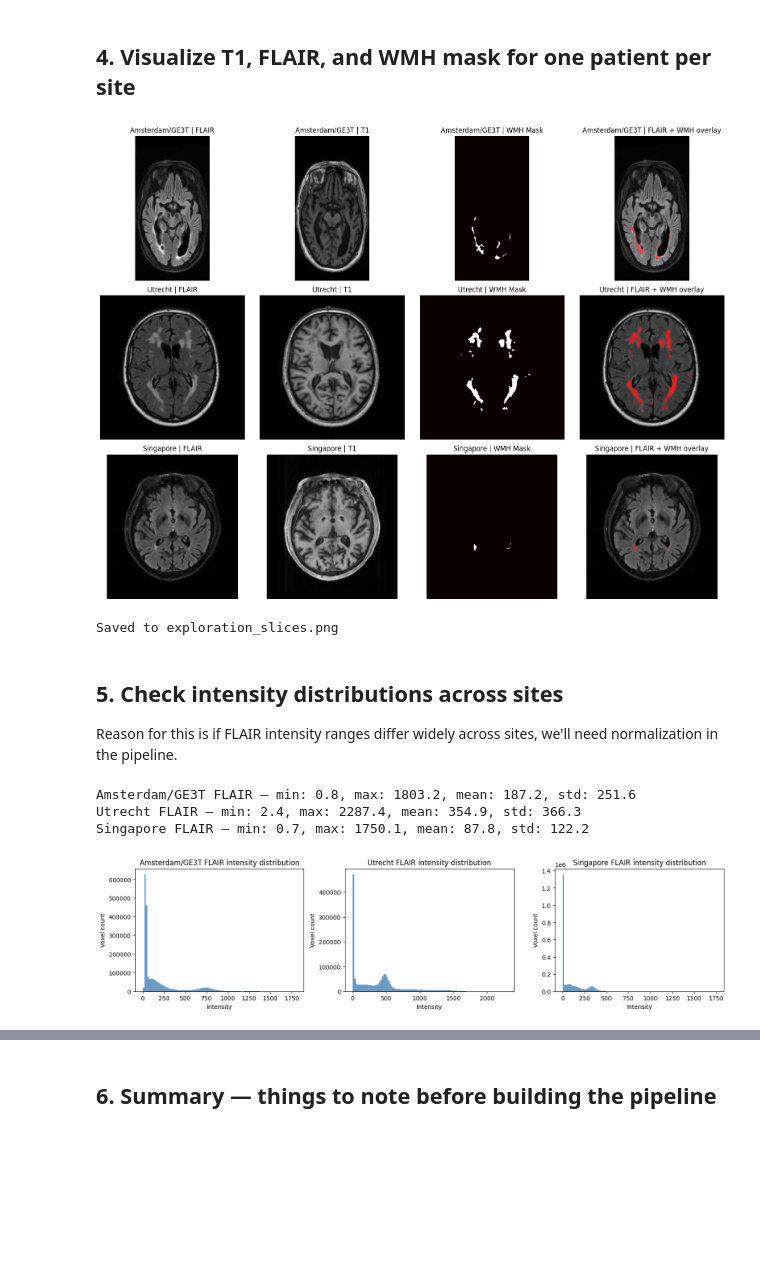
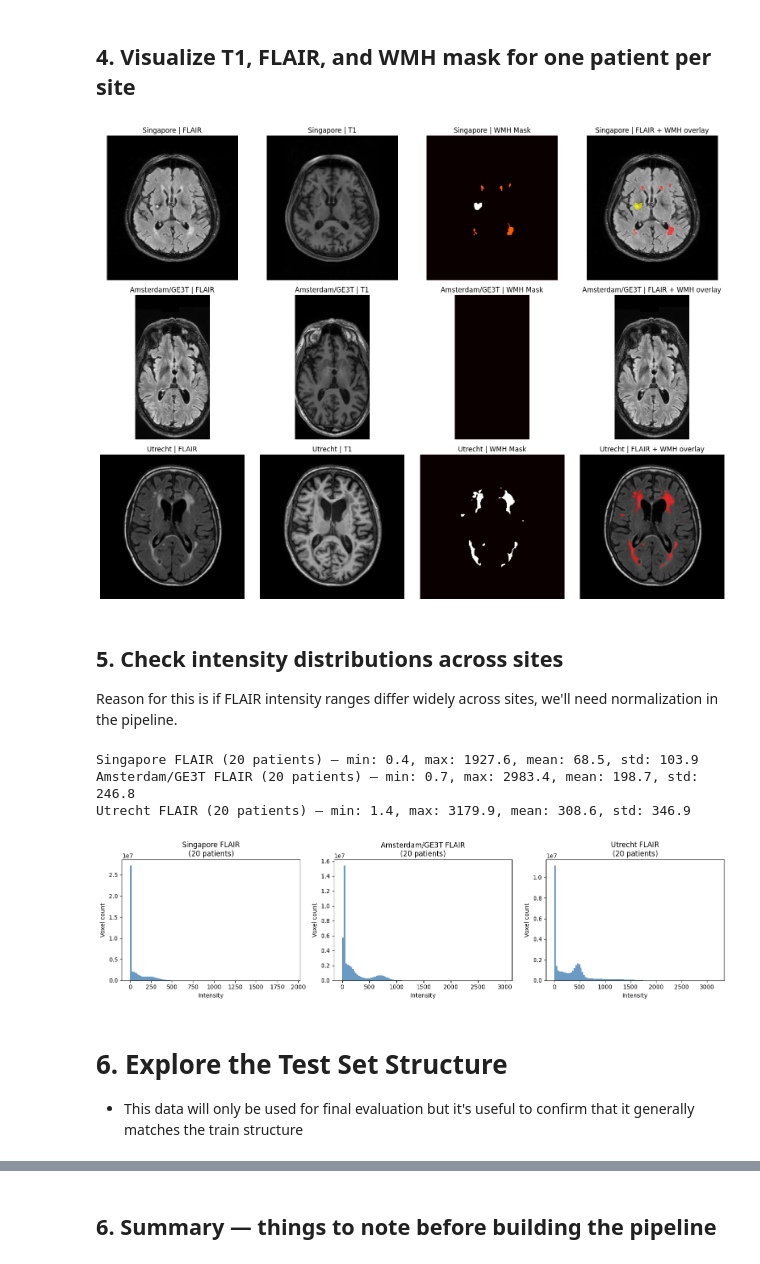
Before and after one commit to shreyanssethi/guided-brightspot, a Jupyter notebook: notebooks/data_exploration.ipynb, the cells around one changed output, grey strips where cells are left out. Cells and saved outputs as stored; diff of their text form; code cells hidden in the pictures; blank space fills up the shorter version.

```diff
--- a/notebooks/data_exploration.ipynb
+++ b/notebooks/data_exploration.ipynb
@@ -64,0 +75,6 @@ Total usable cases: 60
+# %%
+# Note: Each patient has a pre/ and orig/ subdir with the FLAIR and T1
+# pre/ = preprocessed (bias corrected, registered) — this is what I check in this notebook
+
+cases = discover_cases(DATA_ROOT)
+print_case_summary(cases, "TRAINING SET")
@@ -275,33 +299,46 @@ for row_idx, (site, case) in enumerate(site_examples.items()):
         a.axis('off')
 
 plt.tight_layout()
-plt.savefig('exploration_slices.png', dpi=150, bbox_inches='tight')
+#plt.savefig('exploration_slices.png', dpi=150, bbox_inches='tight')
 plt.show()
-print('Saved to exploration_slices.png')
+#print('Saved to exploration_slices.png')
 # %% [output]
-[figure, old version]
+[figure, new version]
-Saved to exploration_slices.png
 # %% [markdown]
 ## 5. Check intensity distributions across sites
 Reason for this is if FLAIR intensity ranges differ widely across sites, we'll need normalization in the pipeline.
 # %%
-fig, axes = plt.subplots(1, len(site_examples), figsize=(15, 4))
+SITES = site_examples.keys()
+fig, axes = plt.subplots(1, len(SITES), figsize=(15, 4))
 
-for idx, (site, case) in enumerate(site_examples.items()):
-    flair_arr = sitk.GetArrayFromImage(sitk.ReadImage(str(case['flair']))).flatten()
-    # Exclude zero background voxels for cleaner histogram
-    flair_brain = flair_arr[flair_arr > 0]
-    axes[idx].hist(flair_brain, bins=100, color='steelblue', alpha=0.8)
-    axes[idx].set_title(f'{site} FLAIR intensity distribution')
+for idx, site in enumerate(SITES):
+    site_cases = [c for c in cases if c['site'] == site]
+
+    all_intensities = []
+    for case in site_cases:
+        flair_arr = sitk.GetArrayFromImage(sitk.ReadImage(str(case['flair']))).flatten()
+        flair_brain = flair_arr[flair_arr > 0]
+        all_intensities.append(flair_brain)
+
+    # Plot each patient as a light line, plus a bold mean histogram
+    all_concat = np.concatenate(all_intensities)
+    axes[idx].hist(all_concat, bins=100, color='steelblue', alpha=0.8)
+    axes[idx].set_title(f'{site} FLAIR\n({len(site_cases)} patients)')
     axes[idx].set_xlabel('Intensity')
     axes[idx].set_ylabel('Voxel count')
-    print(f'{site} FLAIR — min: {flair_brain.min():.1f}, max: {flair_brain.max():.1f}, mean: {flair_brain.mean():.1f}, std: {flair_brain.std():.1f}')
+
+    print(f'{site} FLAIR ({len(site_cases)} patients) — '
+          f'min: {all_concat.min():.1f}, max: {all_concat.max():.1f}, '
+          f'mean: {all_concat.mean():.1f}, std: {all_concat.std():.1f}')
 
 plt.tight_layout()
-plt.savefig('exploration_intensity_dists.png', dpi=150, bbox_inches='tight')
+# plt.savefig('exploration_intensity_dists.png', dpi=150, bbox_inches='tight')
 plt.show()
 # %% [output]
-Amsterdam/GE3T FLAIR — min: 0.8, max: 1803.2, mean: 187.2, std: 251.6
-Utrecht FLAIR — min: 2.4, max: 2287.4, mean: 354.9, std: 366.3
-Singapore FLAIR — min: 0.7, max: 1750.1, mean: 87.8, std: 122.2
+Singapore FLAIR (20 patients) — min: 0.4, max: 1927.6, mean: 68.5, std: 103.9
+Amsterdam/GE3T FLAIR (20 patients) — min: 0.7, max: 2983.4, mean: 198.7, std: 246.8
+Utrecht FLAIR (20 patients) — min: 1.4, max: 3179.9, mean: 308.6, std: 346.9
-[figure, old version]
+[figure, new version]
+# %% [markdown]
+# 6. Explore the Test Set Structure
+- This data will only be used for final evaluation but it's useful to confirm that it generally matches the train structure
```
Also changed, not shown: parts of 13 cells of this notebook, 4 other files.
